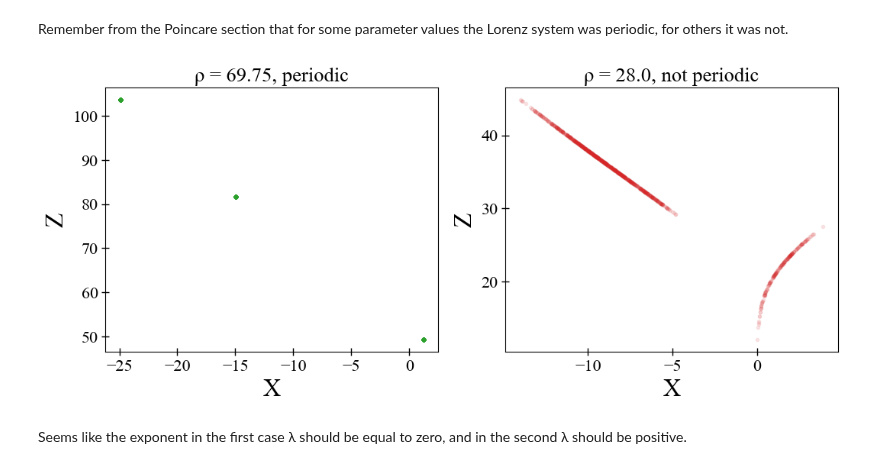
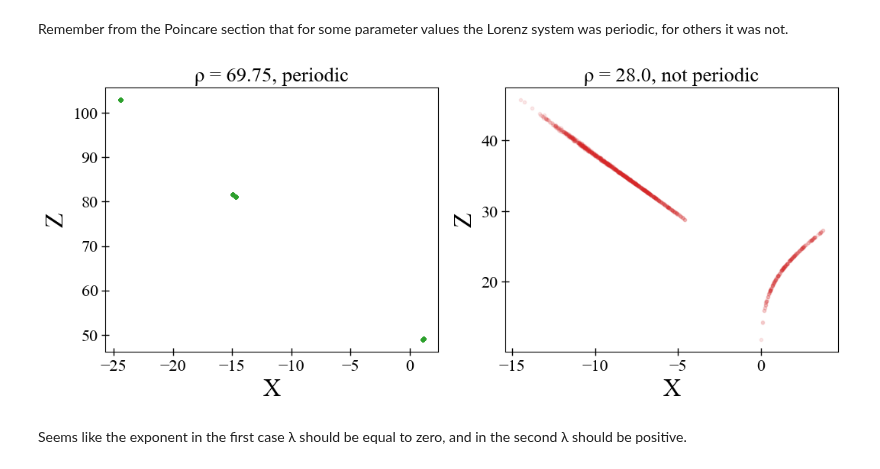
Before and after one commit to JuliaDynamics/JuliaDynamics, a Jupyter notebook: tutorials/Youtube_JuliaLang_tutorial/2. ChaosTools.ipynb, the cells around one changed output. Saved outputs shown, nothing was run; the diff lists cells and outputs as text; code cells hidden in the pictures.

```diff
--- a/tutorials/Youtube_JuliaLang_tutorial/2. ChaosTools.ipynb
+++ b/tutorials/Youtube_JuliaLang_tutorial/2. ChaosTools.ipynb
@@ -386,17 +386,17 @@ Remember from the Poincare section that for some parameter values the Lorenz sys
 # %%
 figure(figsize = (12,4))
 
 ρs = (69.75, 28.0)
 
 for (i, ρ) in enumerate(ρs)
     set_parameter!(lor, 2, ρ)
-    psos = poincaresos(lor, (2, 0.0), 2000.0, Ttr = 2000.0, alg = Vern9()) # find where 2nd variable crosses 0.0
+    psos = poincaresos(lor, (2, 0.0), 2000.0, Ttr = 2000.0)
     subplot(1,2,i)
     plot(psos[:, 1], psos[:, 3], lw=0.0, marker ="o", ms = 3.0, color = "C$(i+1)", alpha = 0.1);
     xlabel("X"); ylabel("Z"); title("ρ = $ρ, " * (i != 1 ? "not periodic" : "periodic"))
 end
 # %% [output]
-[figure, old version]
+[figure, new version]
 # %% [markdown]
 Seems like the exponent in the first case λ should be equal to zero, and in the second λ should be positive.
 # %%
```
Also changed, not shown: parts of 15 cells of this notebook, 15 other files.
